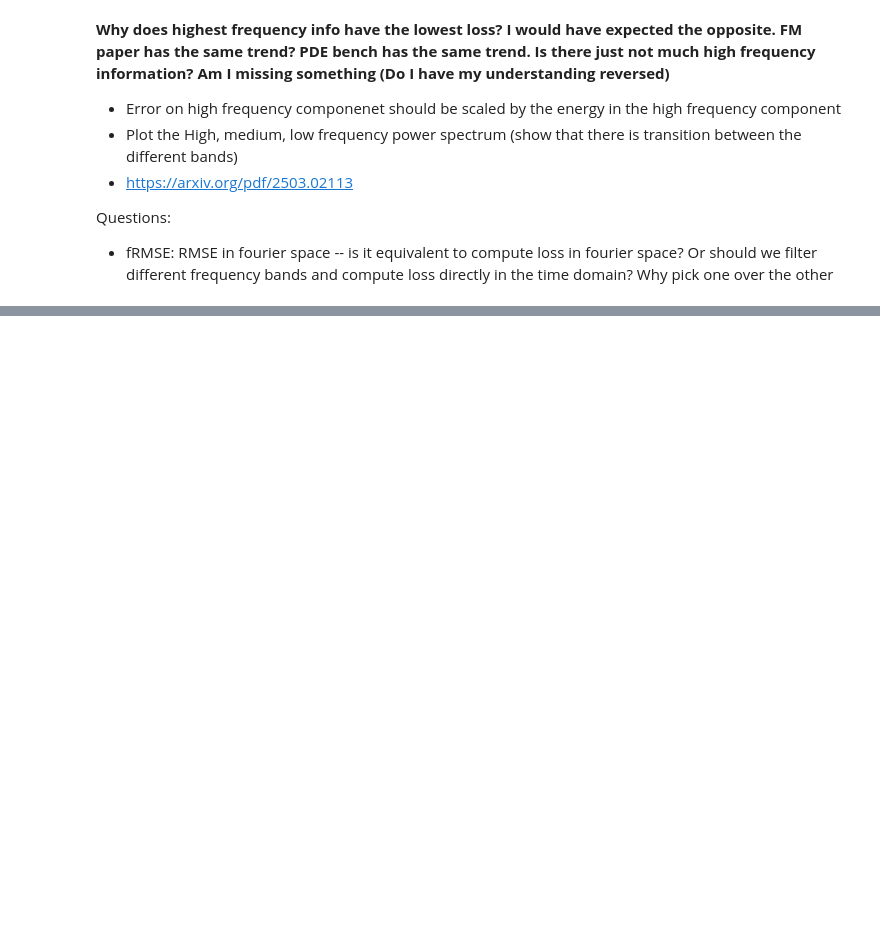
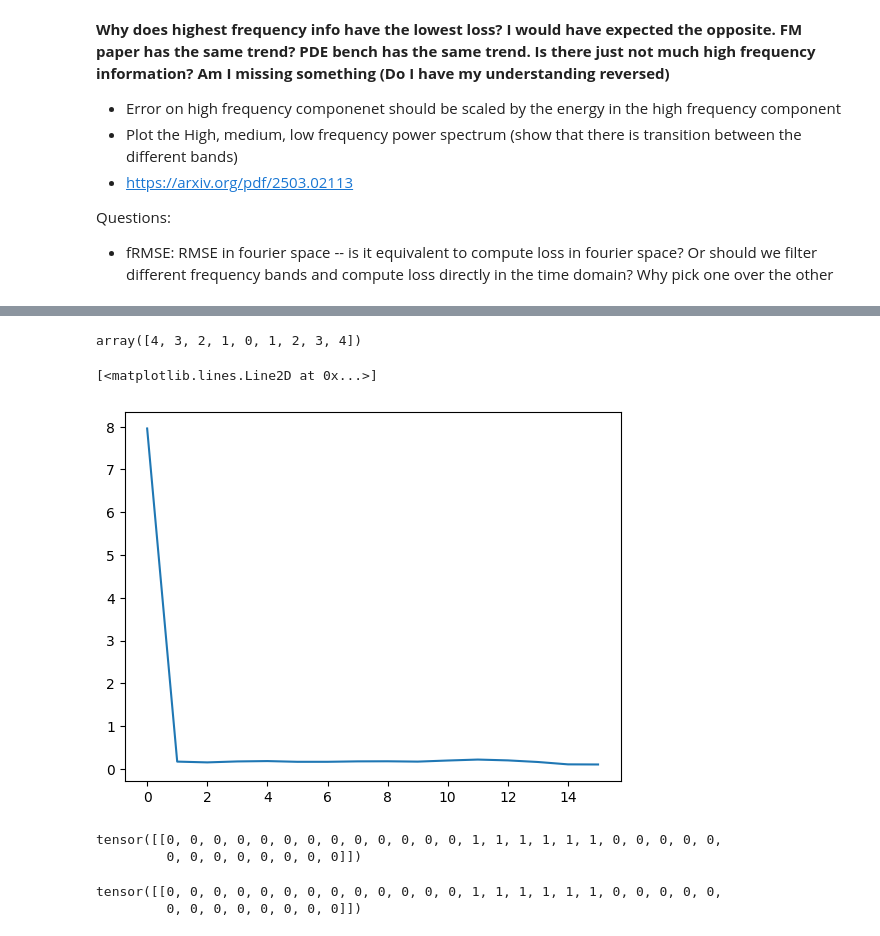
Before and after one commit to msakarvadia/operator_aliasing, a Jupyter notebook: notebooks/explore_super_resolution_hypothesis.ipynb, the cells around one changed output, grey strips where cells are left out. Saved outputs shown, nothing was run; the diff lists cells and outputs as text; code cells hidden in the pictures; blank space fills up the shorter version.

```diff
--- a/notebooks/explore_super_resolution_hypothesis.ipynb
+++ b/notebooks/explore_super_resolution_hypothesis.ipynb
@@ -1540,0 +1615,69 @@ target_freq = torch.fft.fftn(sample['y'], dim=[2, 3])
+# %%
+def generate_wavenumbers_1D(n=6):
+    """Generate the wavenumbers."""
+    # n = 7  # Size of the square array
+    center = n // 2  # Center of the array
+    array = np.zeros((n), dtype=int)
+
+    # Fill values based on distance from the center
+    for i in range(n):
+        distance = abs(center - i)
+        array[i] = distance
+
+    # For even-sized arrays, ensure the center area avoids 0 directly
+    if n % 2 == 0:
+        for i in range(n):
+            if i >= center:
+                array[i] += 1
+
+    return array
+
+generate_wavenumbers_1D(n=9)
+# %% [output]
+array([4, 3, 2, 1, 0, 1, 2, 3, 4])
+# %%
+def get_energy_curve_1D(
+    data: torch.Tensor, normalize: bool = True
+) -> torch.Tensor:
+    """Calculate 1d spectrum of data."""
+    signal = data.cpu()
+    t = signal.shape[0]
+    n_observations = signal.shape[-1]
+    signal = signal.view(t, n_observations)
+
+    if normalize:
+        signal = torch.fft.fftn(signal, norm='ortho',)
+    else:
+        signal = torch.fft.rfftn(
+            signal, s=(n_observations), norm='backward',
+        )
+
+    # center FFT
+    centered_fft_signal = torch.fft.fftshift(signal)
+
+    # compute energy
+    energy = centered_fft_signal.abs() ** 2
+
+    # define wavenumbers
+    wave_numbers = generate_wavenumbers_1D(n=n_observations)
+    max_wavenumber = n_observations // 2
+
+    spectrum = torch.zeros((t, n_observations // 2))
+    for j in range(1, max_wavenumber + 1):
+        ind = torch.where(torch.tensor(wave_numbers) == j)
+        spectrum[:, j - 1] = energy[:, ind[0]].sum(dim=1)
+
+    spectrum = spectrum.mean(dim=0)
+    return spectrum
+# %%
+bs = 16
+num_channel = 3
+xdim = 32
+random_1d_data = torch.rand((bs, num_channel, xdim))
+random_1d_data.shape
+
+spectrum = get_energy_curve_1D(random_1d_data[:,0,...])
+plt.plot(spectrum)
+# %% [output]
+[<matplotlib.lines.Line2D at 0x...>]
+[figure, added]
@@ -1540,0 +1699,6 @@ target_freq = torch.fft.fftn(sample['y'], dim=[2, 3])
+# %%
+filt = get_1d_low_pass_filter(4, 32)
+filt
+# %% [output]
+tensor([[0, 0, 0, 0, 0, 0, 0, 0, 0, 0, 0, 0, 0, 1, 1, 1, 1, 1, 1, 0, 0, 0, 0, 0,
+         0, 0, 0, 0, 0, 0, 0, 0]])
@@ -1540,0 +1738,5 @@ target_freq = torch.fft.fftn(sample['y'], dim=[2, 3])
+# %%
+filt
+# %% [output]
+tensor([[0, 0, 0, 0, 0, 0, 0, 0, 0, 0, 0, 0, 0, 1, 1, 1, 1, 1, 1, 0, 0, 0, 0, 0,
+         0, 0, 0, 0, 0, 0, 0, 0]])
```
Also changed, not shown: parts of 22 cells of this notebook, 2 other files.
